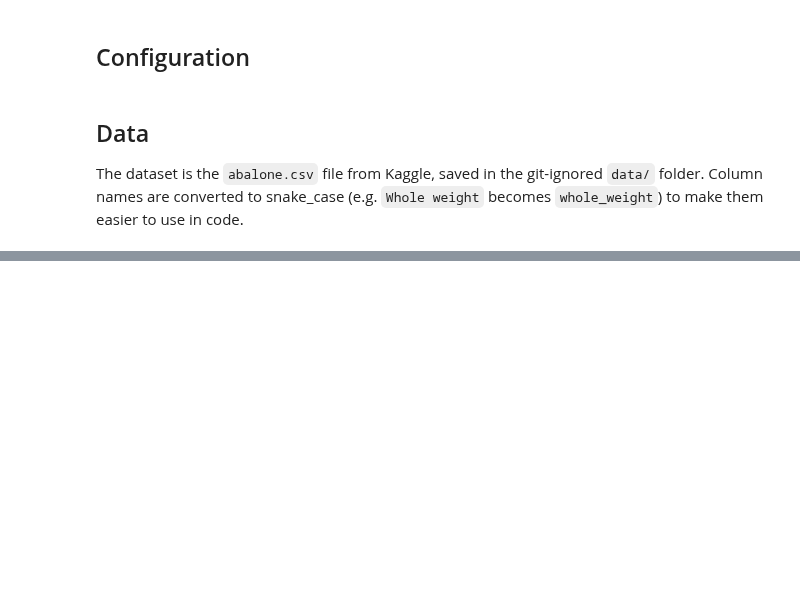
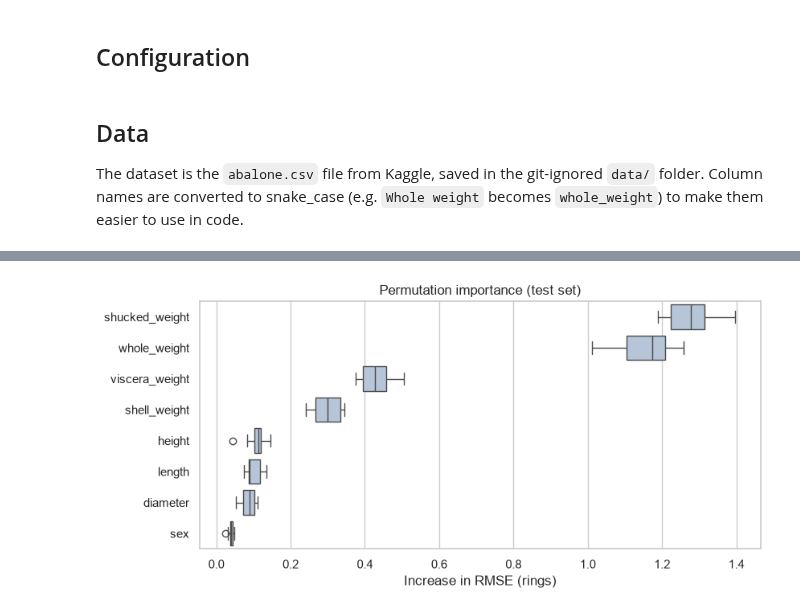
Before and after one commit to Spaard/xhec-mlops-2026-project, a Jupyter notebook: notebooks/modelling.ipynb, the cells around one changed output, grey strips where cells are left out. Cells and saved outputs as stored; diff of their text form; code cells hidden in the pictures; blank space fills up the shorter version.

```diff
--- a/notebooks/modelling.ipynb
+++ b/notebooks/modelling.ipynb
@@ -155,0 +658,20 @@ Name: test set, dtype: float64
+# %%
+importance = permutation_importance(
+    final_model,
+    X_test,
+    y_test,
+    scoring="neg_root_mean_squared_error",
+    n_repeats=10,
+    random_state=RANDOM_STATE,
+    n_jobs=-1,
+)
+importance_df = pd.DataFrame(importance.importances.T, columns=X_test.columns).reindex(
+    columns=X_test.columns[np.argsort(importance.importances_mean)[::-1]]
+)
+
+fig, ax = plt.subplots(figsize=(9, 4))
+sns.boxplot(data=importance_df, orient="h", ax=ax, color="lightsteelblue")
+ax.set(xlabel="Increase in RMSE (rings)", title="Permutation importance (test set)")
+plt.show()
+# %% [output]
+[figure, added]
```
Also changed, not shown: parts of 71 cells of this notebook.
